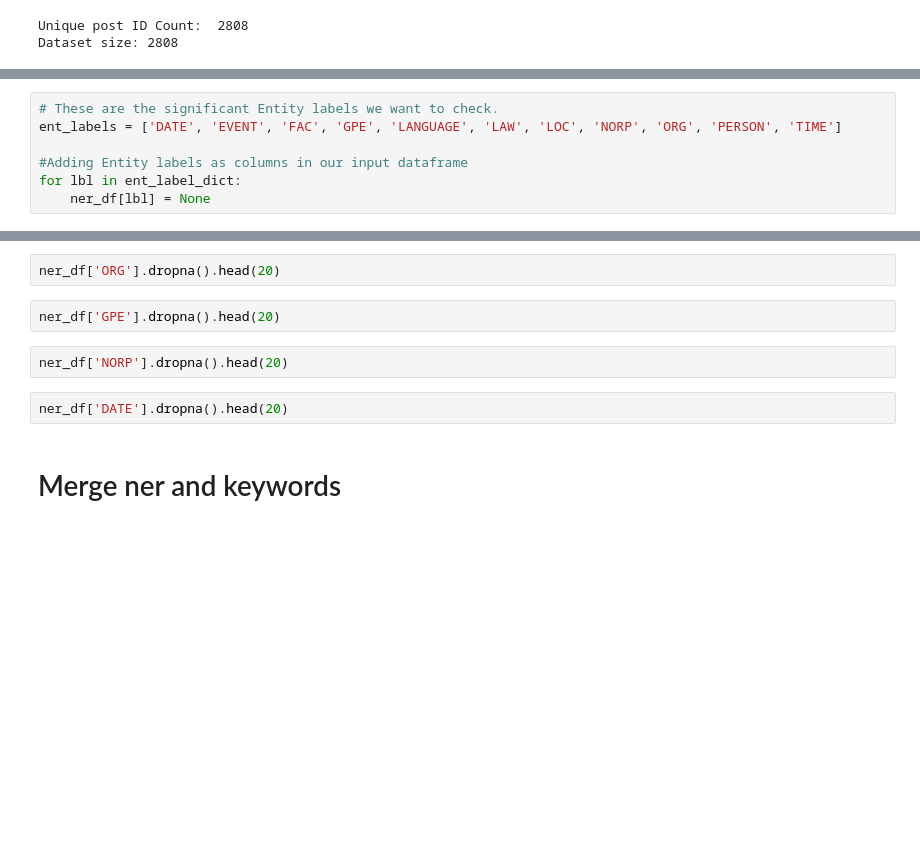
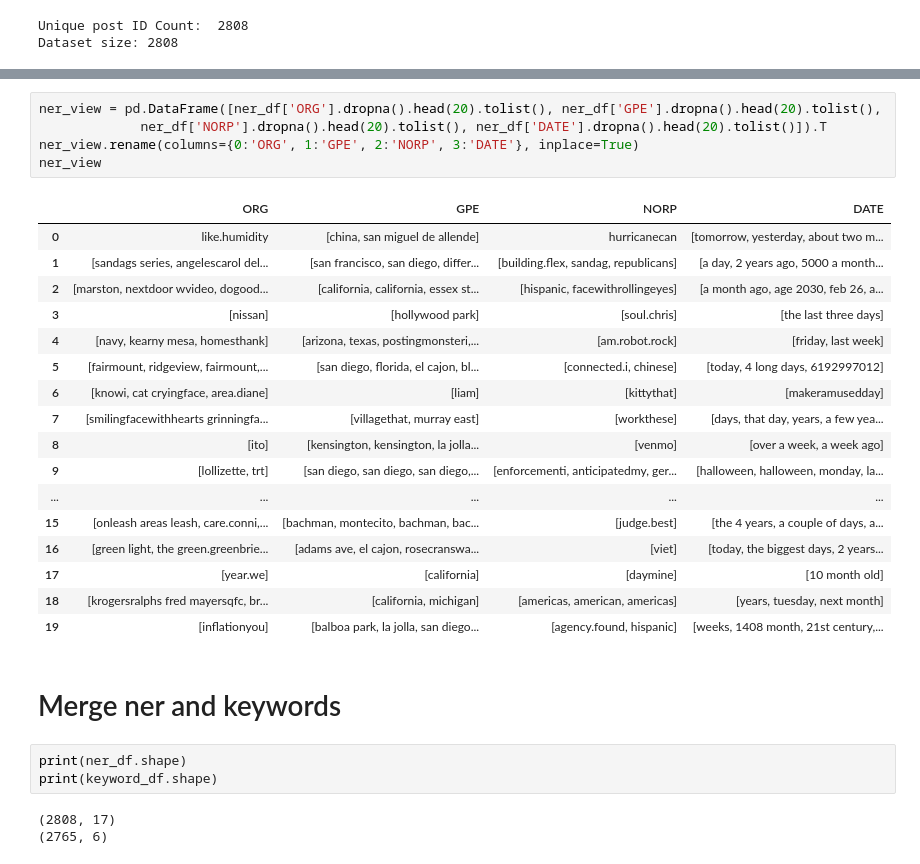
Before and after one commit to amoltkale/san_diego_crime_knowledge_graph, a Jupyter notebook: models/nd_keyword_ner.ipynb, the cells around one changed output, grey strips where cells are left out. Drawn from its saved outputs; the diff is of its cells as text; blank space fills up the shorter version.

Commit message:
Fixed bug with ent dict not being defined in reddit ner. Completed ner and keyword extraction in nextdoor as well as merging

```diff
--- a/models/nd_keyword_ner.ipynb
+++ b/models/nd_keyword_ner.ipynb
@@ -247,10 +270,3 @@ final_lst
-# %%
-# These are the significant Entity labels we want to check.
-ent_labels = ['DATE', 'EVENT', 'FAC', 'GPE', 'LANGUAGE', 'LAW', 'LOC', 'NORP', 'ORG', 'PERSON', 'TIME']
-
-#Adding Entity labels as columns in our input dataframe
-for lbl in ent_label_dict:
-    ner_df[lbl] = None
 # %%
 %%time
 # Let's add the list in a column
@@ -276,10 +324,31 @@ ner_df.count()
-# %%
-ner_df['ORG'].dropna().head(20)
-# %%
-ner_df['GPE'].dropna().head(20)
-# %%
-ner_df['NORP'].dropna().head(20)
-# %%
-ner_df['DATE'].dropna().head(20)
+# %%
+ner_view = pd.DataFrame([ner_df['ORG'].dropna().head(20).tolist(), ner_df['GPE'].dropna().head(20).tolist(),
+             ner_df['NORP'].dropna().head(20).tolist(), ner_df['DATE'].dropna().head(20).tolist()]).T
+ner_view.rename(columns={0:'ORG', 1:'GPE', 2:'NORP', 3:'DATE'}, inplace=True)
+ner_view
+# %% [output]
+|  | ORG | GPE | NORP | DATE |
+| 0 | like.humidity | [china, san miguel de allende] | hurricanecan | [tomorrow, yesterday, about two m... |
+| 1 | [sandags series, angelescarol del... | [san francisco, san diego, differ... | [building.flex, sandag, republicans] | [a day, 2 years ago, 5000 a month... |
+| 2 | [marston, nextdoor wvideo, dogood... | [california, california, essex st... | [hispanic, facewithrollingeyes] | [a month ago, age 2030, feb 26, a... |
+| 3 | [nissan] | [hollywood park] | [soul.chris] | [the last three days] |
+| 4 | [navy, kearny mesa, homesthank] | [arizona, texas, postingmonsteri,... | [am.robot.rock] | [friday, last week] |
+| 5 | [fairmount, ridgeview, fairmount,... | [san diego, florida, el cajon, bl... | [connected.i, chinese] | [today, 4 long days, 6192997012] |
+| 6 | [knowi, cat cryingface, area.diane] | [liam] | [kittythat] | [makeramusedday] |
+| 7 | [smilingfacewithhearts grinningfa... | [villagethat, murray east] | [workthese] | [days, that day, years, a few yea... |
+| 8 | [ito] | [kensington, kensington, la jolla... | [venmo] | [over a week, a week ago] |
+| 9 | [lollizette, trt] | [san diego, san diego, san diego,... | [enforcementi, anticipatedmy, ger... | [halloween, halloween, monday, la... |
+| ... | ... | ... | ... | ... |
+| 15 | [onleash areas leash, care.conni,... | [bachman, montecito, bachman, bac... | [judge.best] | [the 4 years, a couple of days, a... |
+| 16 | [green light, the green.greenbrie... | [adams ave, el cajon, rosecranswa... | [viet] | [today, the biggest days, 2 years... |
+| 17 | [year.we] | [california] | [daymine] | [10 month old] |
+| 18 | [krogersralphs fred mayersqfc, br... | [california, michigan] | [americas, american, americas] | [years, tuesday, next month] |
+| 19 | [inflationyou] | [balboa park, la jolla, san diego... | [agency.found, hispanic] | [weeks, 1408 month, 21st century,... |
 # %% [markdown]
 # Merge ner and keywords
+# %%
+print(ner_df.shape)
+print(keyword_df.shape)
+# %% [output]
+(2808, 17)
+(2765, 6)
```
Also changed, not shown: parts of 8 cells of this notebook, 1 other file.
